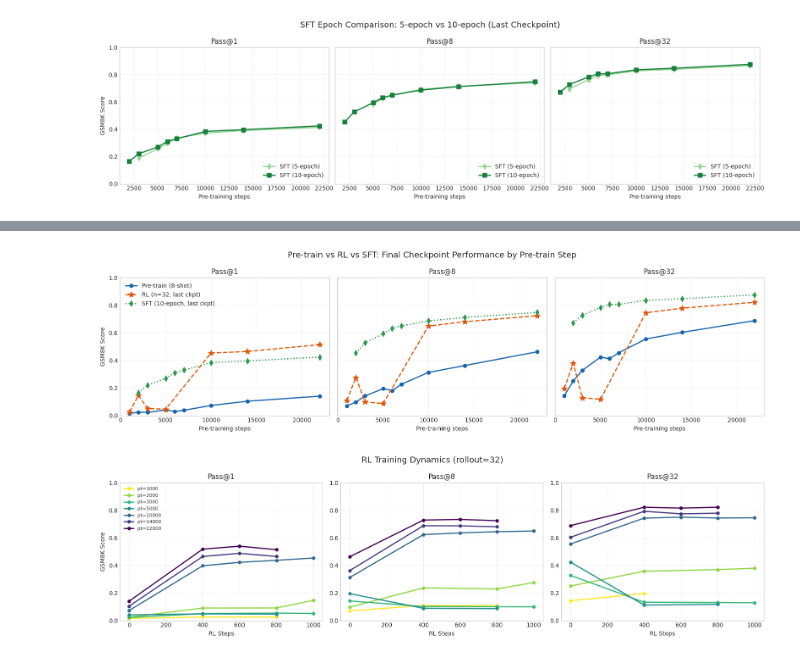
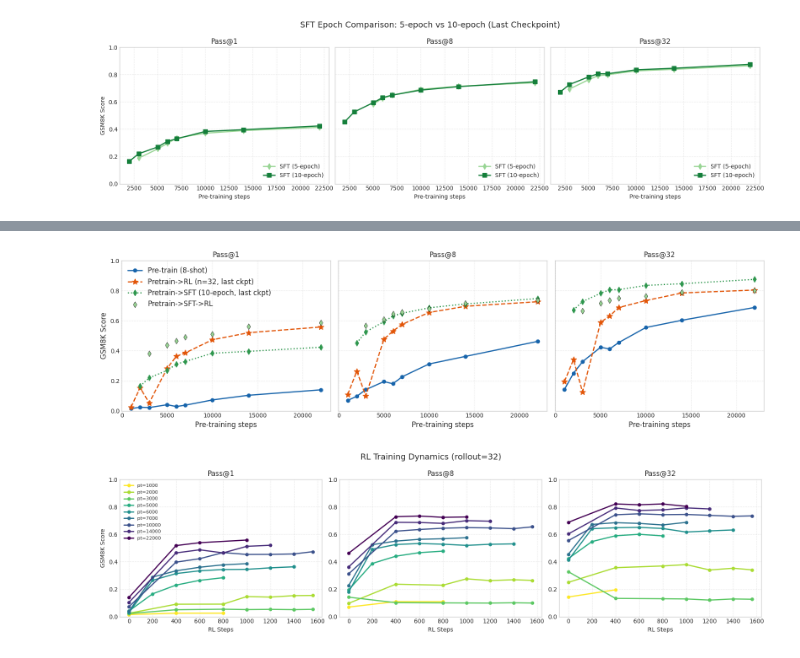
Before and after one commit to RachitBansal/verl, a Jupyter notebook: notebooks/plot_eval_results.ipynb, the cells around one changed output, grey strips where cells are left out. Cells and saved outputs as stored; diff of their text form; code cells hidden in the pictures.

Commit message:
update notebook with workshop plots

```diff
--- a/notebooks/plot_eval_results.ipynb
+++ b/notebooks/plot_eval_results.ipynb
@@ -544,11 +687,12 @@ plt.show()
 # %%
-# Plot 3: Base model (8-shot) vs RL (rollout=32, last ckpt) vs SFT (10-epoch, last ckpt)
+# Plot 4: Base model (8-shot) vs RL (rollout=32, last ckpt) vs SFT (10-epoch, last ckpt) vs SFT->RL
 # X-axis is pt_step for all, different markers and colors for each method
 PLOT_SAMPLES_BASE = [1, 8, 32]
 TARGET_TEMP = 0.6
 TARGET_SHOT = 8
 RL_ROLLOUTS = 32
 SFT_EPOCHS = 10
+SFTED_RL_ROLLOUTS = 32
 
 fig, axes = plt.subplots(1, 3, figsize=(16, 4.5), sharey=True)
 
@@ -556,6 +700,7 @@ fig, axes = plt.subplots(1, 3, figsize=(16, 4.5), sharey=True)
 pretrain_color = plt.get_cmap("Blues")(0.8)
 rl_color = plt.get_cmap("Oranges")(0.7)
 sft_color = plt.get_cmap("Greens")(0.7)
+sfted_rl_color = plt.get_cmap("Greens")(0.4)  # Light green for SFT->RL
 
 for idx, samples in enumerate(PLOT_SAMPLES_BASE):
     ax = axes[idx]
@@ -578,15 +723,18 @@ for idx, samples in enumerate(PLOT_SAMPLES_BASE):
             linewidth=2
         )
 
-    # RL (rollout=32, last checkpoint per pt_step) - star markers
+    # RL (rollout=32, last checkpoint per pt_step, best seed) - star markers
     rl_subset = rl_df[
         (rl_df["samples"] == samples) &
         (rl_df["temp"] == TARGET_TEMP) &
         (rl_df["num_rollouts"] == RL_ROLLOUTS)
     ]
-    # Get the last rl_step for each pt_step
+    # Get the last rl_step for each (pt_step, seed), then pick the best seed per pt_step
     if not rl_subset.empty:
-        rl_last = rl_subset.loc[rl_subset.groupby("pt_step")["rl_step"].idxmax()]
+        # First get the last rl_step for each (pt_step, seed) combination
+        rl_last_per_seed = rl_subset.loc[rl_subset.groupby(["pt_step", "seed"])["rl_step"].idxmax()]
+        # Then for each pt_step, pick the seed with the max score
+        rl_last = rl_last_per_seed.loc[rl_last_per_seed.groupby("pt_step")["score"].idxmax()]
         rl_last = rl_last.sort_values("pt_step")
         ax.plot(
             rl_last["pt_step"],
@@ -594,50 +742,73 @@ for idx, samples in enumerate(PLOT_SAMPLES_BASE):
             marker="*",
             markersize=10,
             color=rl_color,
-            label=f"RL (n={RL_ROLLOUTS}, last ckpt)",
+            label=f"Pretrain->RL (n={RL_ROLLOUTS}, last ckpt)",
             linewidth=2,
             linestyle="--"
         )
 
     # SFT (10-epoch, last checkpoint per pt_step) - diamond markers
     sft_subset = sft_df[
         (sft_df["samples"] == samples) &
         (sft_df["temp"] == TARGET_TEMP) &
         (sft_df["sft_epochs"] == SFT_EPOCHS)
     ]
     # Get the last sft_step for each pt_step
     if not sft_subset.empty:
         sft_last = sft_subset.loc[sft_subset.groupby("pt_step")["sft_step"].idxmax()]
         sft_last = sft_last.sort_values("pt_step")
         ax.plot(
             sft_last["pt_step"],
             sft_last["score"],
             marker="d",
             markersize=7,
             color=sft_color,
-            label=f"SFT ({SFT_EPOCHS}-epoch, last ckpt)",
+            label=f"Pretrain->SFT ({SFT_EPOCHS}-epoch, last ckpt)",
             linewidth=2,
             linestyle=":"
         )
 
+    # SFT->RL (last checkpoint per pt_step) - light green diamond markers, no connecting line
+    sfted_rl_subset = sfted_rl_df[
+        (sfted_rl_df["samples"] == samples) &
+        (sfted_rl_df["temp"] == TARGET_TEMP) &
+        (sfted_rl_df["num_rollouts"] == SFTED_RL_ROLLOUTS)
+    ]
+    # Get the last rl_step for each pt_step
+    if not sfted_rl_subset.empty:
+        sfted_rl_last = sfted_rl_subset.loc[sfted_rl_subset.groupby("pt_step")["rl_step"].idxmax()]
+        sfted_rl_last = sfted_rl_last.sort_values("pt_step")
+        ax.scatter(
+            sfted_rl_last["pt_step"],
+            sfted_rl_last["score"],
+            marker="d",
+            s=50,
+            color=sfted_rl_color,
+            label="Pretrain->SFT->RL",
+            edgecolor="k",
+            linewidth=0.5,
+            zorder=5
+        )
+
     ax.set_title(f"Pass@{samples}", fontsize=12)
-    ax.set_xlabel("Pre-training steps")
+    ax.set_xlabel("Pre-training steps", fontsize=12)
     if idx == 0:
-        ax.set_ylabel("GSM8K Score")
+        ax.set_ylabel("GSM8K Score", fontsize=12)
     ax.set_ylim(0, 1.0)
     ax.grid(True, linestyle="--", alpha=0.4)
     if idx == 0:
-        ax.legend(loc="upper left")
+        ax.legend(loc="upper left", fontsize=12)
 
-fig.suptitle("Pre-train vs RL vs SFT: Final Checkpoint Performance by Pre-train Step", fontsize=14)
+# fig.suptitle("Pre-train vs RL vs SFT vs SFT->RL: Final Checkpoint Performance by Pre-train Step", fontsize=14)
 plt.tight_layout()
 plt.show()
 # %% [output]
-[figure, old version]
+[figure, new version]
 # %%
-# Plot 4: RL training dynamics (rollout=32) - Pass@1, Pass@8, Pass@32
+# Plot 5: RL training dynamics (rollout=32) - Pass@1, Pass@8, Pass@32
 # X-axis is rl_step, one line per pt_step
 # rl_step=0 uses the corresponding pre-train model 8-shot performance
+# For each pt_step, plot only the seed with the best final performance
 TARGET_TEMP = 0.6
 TARGET_SHOT = 8
 RL_ROLLOUTS = 32
@@ -654,7 +825,22 @@ for idx, samples in enumerate(PLOT_SAMPLES):
         (rl_df["samples"] == samples) &
         (rl_df["temp"] == TARGET_TEMP) &
         (rl_df["num_rollouts"] == RL_ROLLOUTS)
-    ].sort_values(["pt_step", "rl_step"])
+    ]
+
+    if rl_subset.empty:
+        continue
+
+    # For each pt_step, find the seed with the best final performance
+    # Step 1: Get the last rl_step for each (pt_step, seed)
+    last_step_idx = rl_subset.groupby(["pt_step", "seed"])["rl_step"].idxmax()
+    last_step_scores = rl_subset.loc[last_step_idx]
+    # Step 2: For each pt_step, pick the seed with max score at its last step
+    best_seed_idx = last_step_scores.groupby("pt_step")["score"].idxmax()
+    best_seeds = last_step_scores.loc[best_seed_idx][["pt_step", "seed"]]
+
+    # Filter rl_subset to only include the best seed for each pt_step
+    rl_subset = rl_subset.merge(best_seeds, on=["pt_step", "seed"], how="inner")
+    rl_subset = rl_subset.sort_values(["pt_step", "rl_step"])
 
     # Get unique pt_steps and assign colors
     pt_steps = sorted(rl_subset["pt_step"].unique())
@@ -704,5 +890,5 @@ fig.suptitle(f"RL Training Dynamics (rollout={RL_ROLLOUTS})", fontsize=14)
 plt.tight_layout()
 plt.show()
 # %% [output]
-[figure, old version]
+[figure, new version]
 # %%
```
Also changed, not shown: parts of 11 cells of this notebook, 1 other file.
